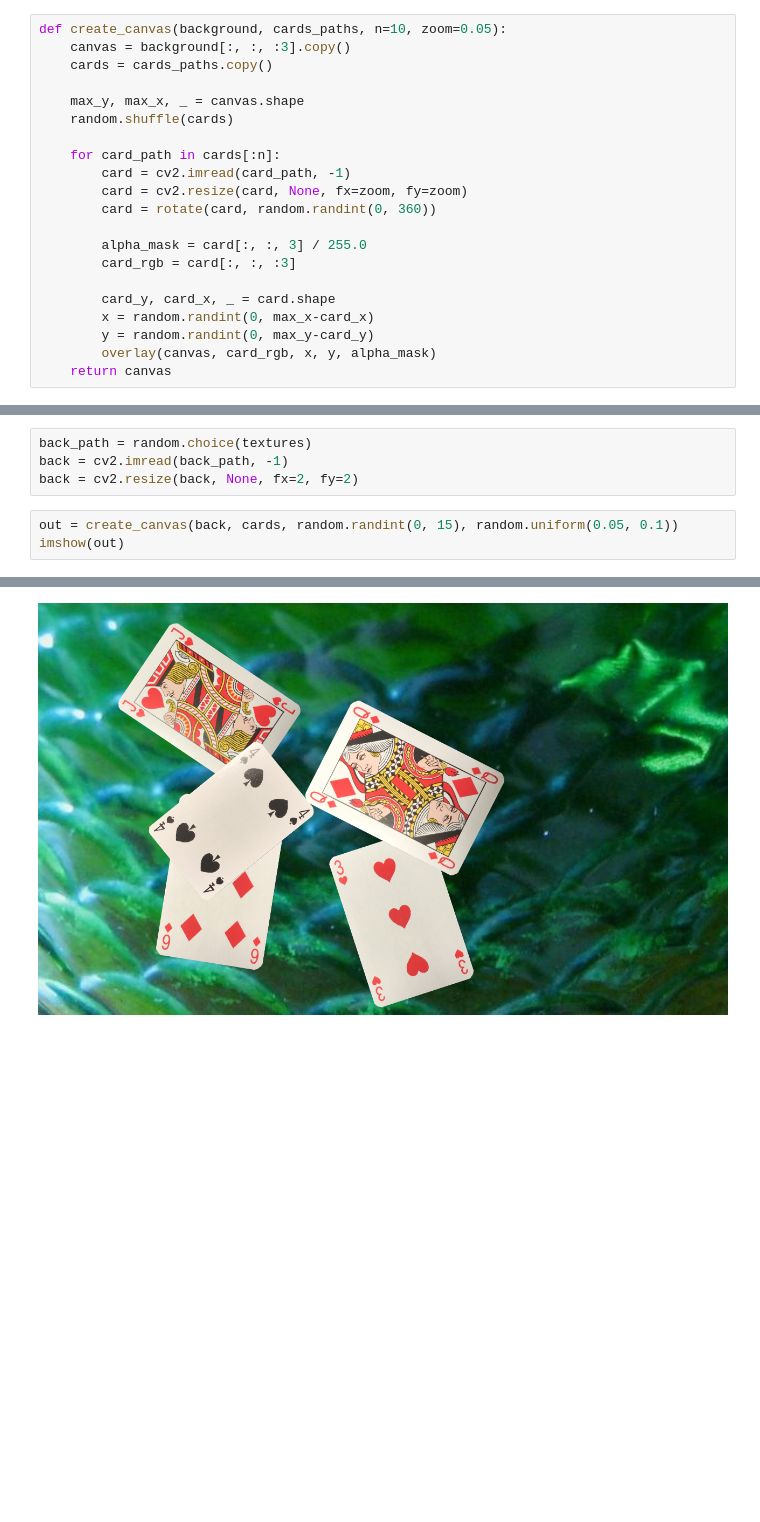
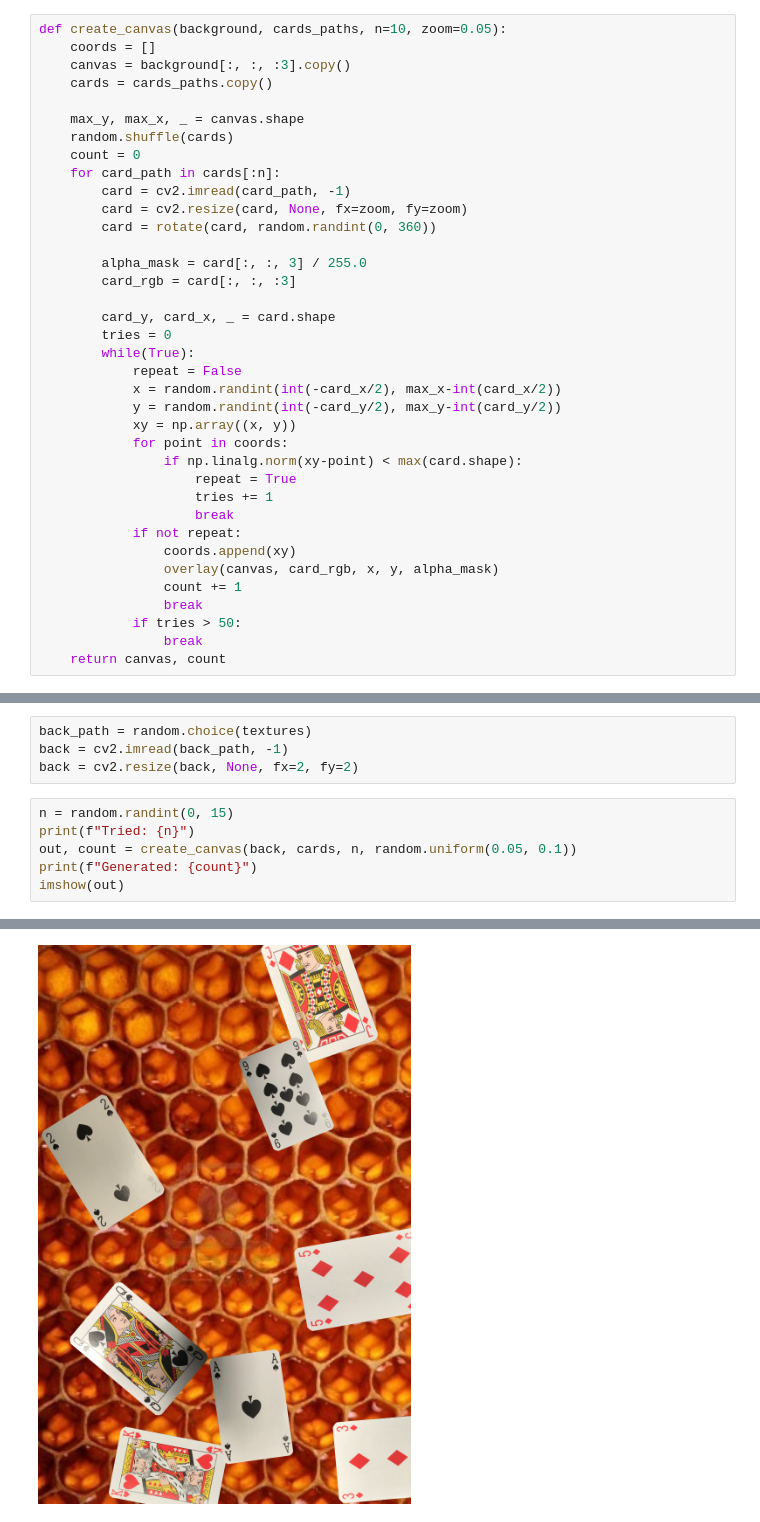
Before and after one commit to Mikikrus/Card-detection---Game-of-Macau, a Jupyter notebook: canvas_generation.ipynb, the cells around one changed output, grey strips where cells are left out. Drawn from its saved outputs; the diff is of its cells as text; blank space fills up the shorter version.

```diff
--- a/canvas_generation.ipynb
+++ b/canvas_generation.ipynb
@@ -67,12 +68,13 @@ def overlay(img, img_overlay, x, y, alpha_mask):
     img_crop[:] = alpha * img_overlay_crop + alpha_inv * img_crop
 # %%
 def create_canvas(background, cards_paths, n=10, zoom=0.05):
+    coords = []
     canvas = background[:, :, :3].copy()
     cards = cards_paths.copy()
 
     max_y, max_x, _ = canvas.shape
     random.shuffle(cards)
-
+    count = 0
     for card_path in cards[:n]:
         card = cv2.imread(card_path, -1)
         card = cv2.resize(card, None, fx=zoom, fy=zoom)
@@ -82,10 +84,25 @@ def create_canvas(background, cards_paths, n=10, zoom=0.05):
         card_rgb = card[:, :, :3]
 
         card_y, card_x, _ = card.shape
-        x = random.randint(0, max_x-card_x)
-        y = random.randint(0, max_y-card_y)
-        overlay(canvas, card_rgb, x, y, alpha_mask)
-    return canvas
+        tries = 0
+        while(True):
+            repeat = False
+            x = random.randint(int(-card_x/2), max_x-int(card_x/2))
+            y = random.randint(int(-card_y/2), max_y-int(card_y/2))
+            xy = np.array((x, y))
+            for point in coords:
+                if np.linalg.norm(xy-point) < max(card.shape):
+                    repeat = True
+                    tries += 1
+                    break
+            if not repeat:
+                coords.append(xy)
+                overlay(canvas, card_rgb, x, y, alpha_mask)
+                count += 1
+                break
+            if tries > 50:
+                break
+    return canvas, count
 # %%
 textures = glob.glob("dtd/images/*/*.jpg")
 cards = glob.glob("interim_data/*.png")
@@ -94,6 +111,9 @@ back_path = random.choice(textures)
 back = cv2.imread(back_path, -1)
 back = cv2.resize(back, None, fx=2, fy=2)
 # %%
-out = create_canvas(back, cards, random.randint(0, 15), random.uniform(0.05, 0.1))
+n = random.randint(0, 15)
+print(f"Tried: {n}")
+out, count = create_canvas(back, cards, n, random.uniform(0.05, 0.1))
+print(f"Generated: {count}")
 imshow(out)
 # %% [output]
@@ -100 +122 @@ imshow(out)
-[figure, old version]
+[figure, new version]
```
Also changed, not shown: parts of 3 cells of this notebook.
